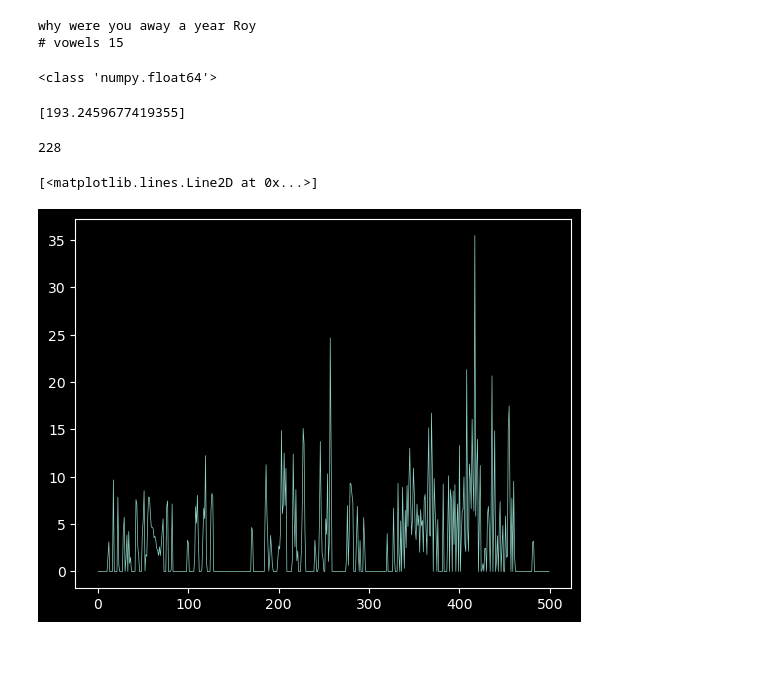
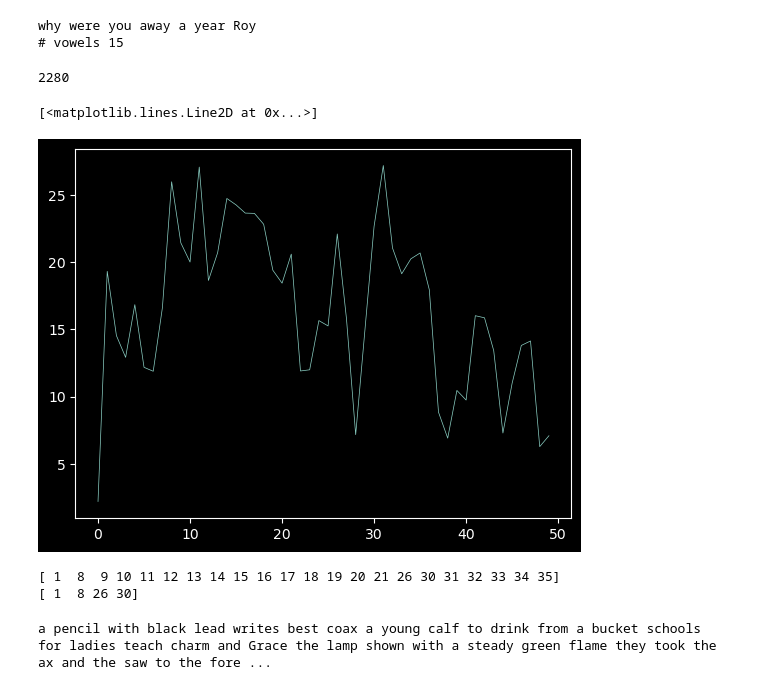
Before and after one commit to TobiasBjork/VowelProject, a Jupyter notebook: test_rando_roy.ipynb, the cells around one changed output. Cells and saved outputs as stored; diff of their text form; code cells hidden in the pictures; blank space fills up the shorter version.

```diff
--- a/test_rando_roy.ipynb
+++ b/test_rando_roy.ipynb
@@ -58,26 +61,46 @@ print("# vowels", np.sum([c in VOWELS for c in text.lower()]))
 # %% [output]
 why were you away a year Roy
 # vowels 15
-# %%
-get_F_0(x, Fs)
-# %% [output]
-<class 'numpy.float64'>
-[193.2459677419355]
 # %%
-N = 500
+N = 50
 
 step = int(np.floor(len(x) / N))
 print(step)
 
 hnr = np.empty(N)
 
 for k in range(N):
     xk = x[k * step : (k + 1) * step]
     hnr[k] = get_HNR(xk, Fs)
 
 plt.figure()
 plt.plot(hnr)
 # %% [output]
-228
+2280
 [<matplotlib.lines.Line2D at 0x...>]
-[figure, old version]
+[figure, new version]
+# %%
+#test av simpel tresholding algorithm
+
+threshold_peak = 18
+indx = np.where(hnr>threshold_peak)[0]
+print(indx)
+
+threshold_array = 3
+diff = np.empty(indx.shape)
+diff[0] = np.inf
+diff[1:] = np.diff(indx)
+mask = diff > threshold_array
+
+indx = indx[mask]
+print(indx)
+
+start = indx[1]
+
+vowelSound = x[start*step:(start + 1)*step*2]
+sound = np.repeat(vowelSound, 1)
+
+wavfile.write('test.wav', Fs, wavScaler(sound))
+# %% [output]
+[ 1  8  9 10 11 12 13 14 15 16 17 18 19 20 21 26 30 31 32 33 34 35]
+[ 1  8 26 30]
@@ -83,0 +109,11 @@ plt.plot(hnr)
+# %%
+with sr.AudioFile("AmericanEnglish.wav") as source:
+    audio_text = r.listen(source, timeout=3)
+
+try:
+    text = r.recognize_google(audio_text)
+except:
+    pass
+print(text)
+# %% [output]
+a pencil with black lead writes best coax a young calf to drink from a bucket schools for ladies teach charm and Grace the lamp shown with a steady green flame they took the ax and the saw to the fore ...
```
Also changed, not shown: parts of 2 cells of this notebook, 2 other files.
